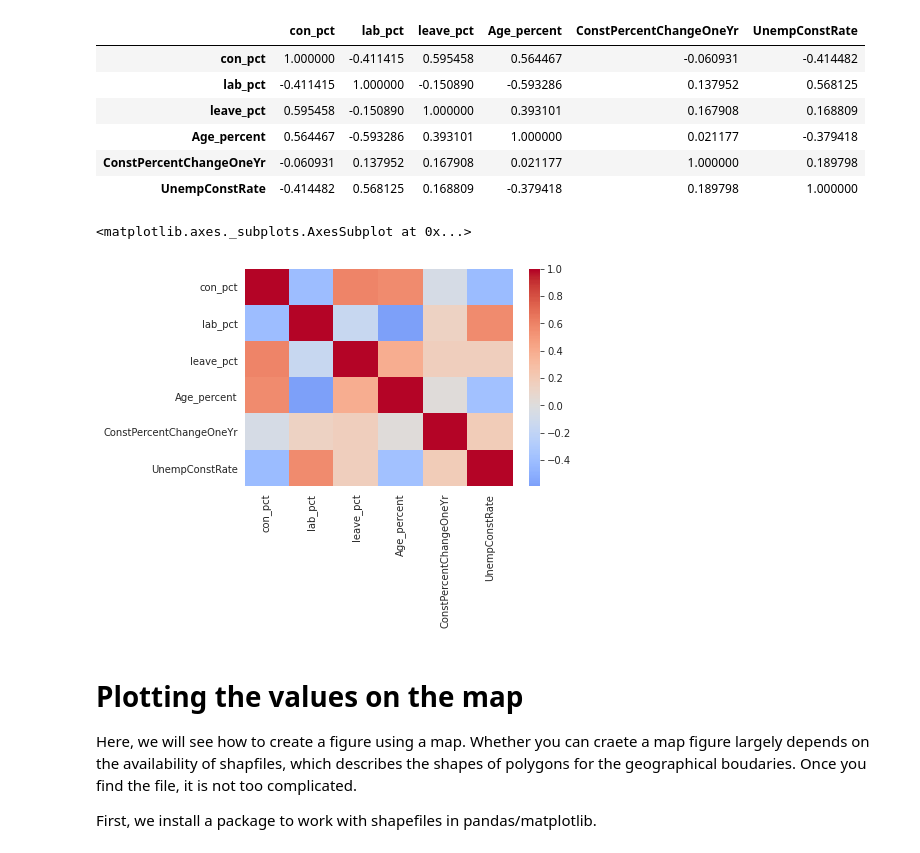
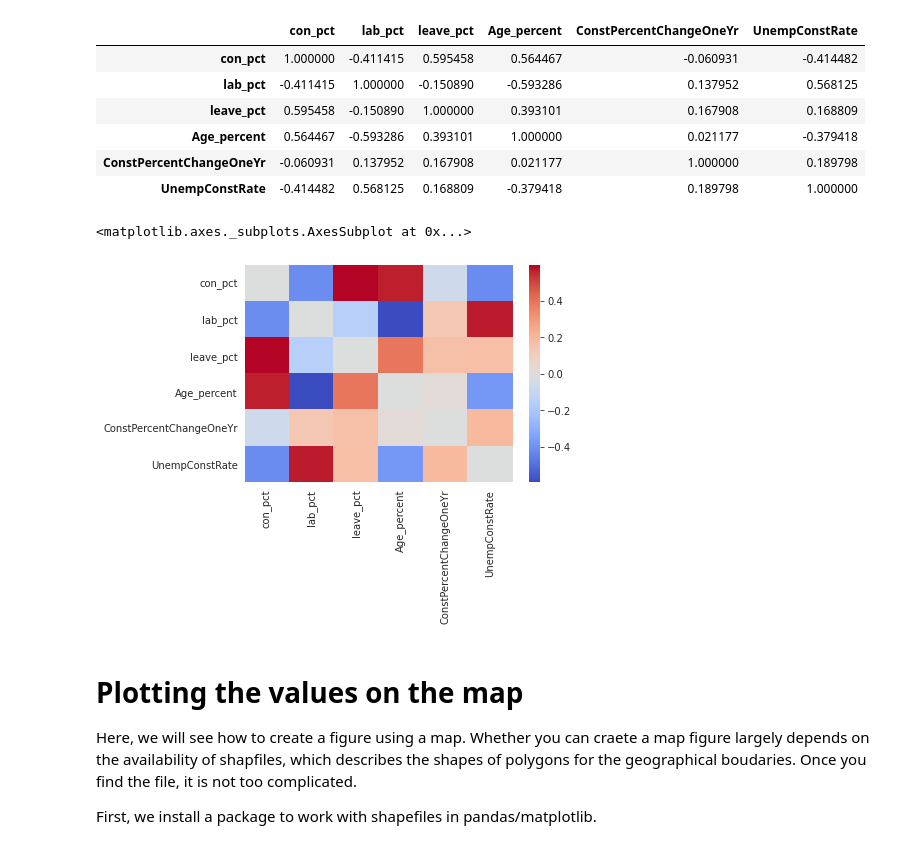
Before and after one commit to ab17254/GV918-Week-05, a Jupyter notebook: Week_05_Class_Exercise.ipynb, the cells around one changed output. Saved outputs shown, nothing was run; the diff lists cells and outputs as text; code cells hidden in the pictures.

```diff
--- a/Week_05_Class_Exercise.ipynb
+++ b/Week_05_Class_Exercise.ipynb
@@ -213,10 +213,11 @@ tab_cor
 | ConstPercentChangeOneYr | -0.060931 | 0.137952 | 0.167908 | 0.021177 | 1.000000 | 0.189798 |
 | UnempConstRate | -0.414482 | 0.568125 | 0.168809 | -0.379418 | 0.189798 | 1.000000 |
 # %%
+np.fill_diagonal(tab_cor.values, 0)
 sns.heatmap(tab_cor, cmap = 'coolwarm', center = 0)
 # %% [output]
 <matplotlib.axes._subplots.AxesSubplot at 0x...>
-[figure, old version]
+[figure, new version]
 # %% [markdown]
 # Plotting the values on the map
 
```
Also changed, not shown: parts of 7 cells of this notebook.
